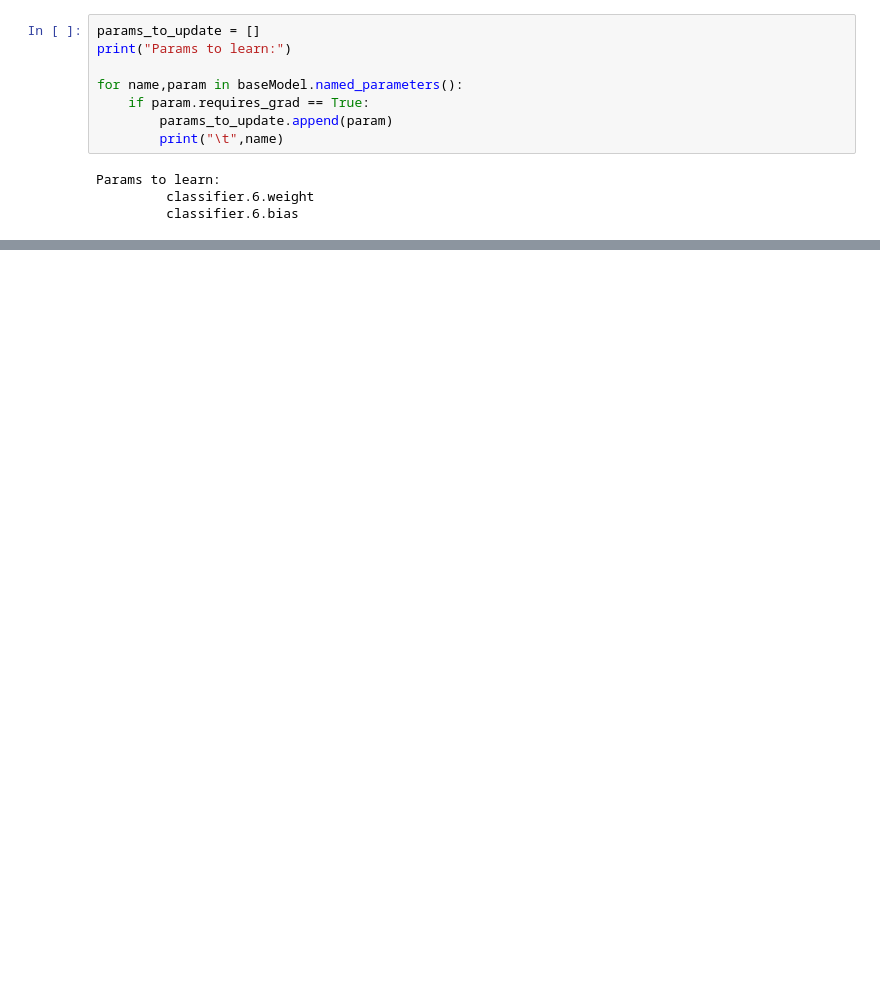
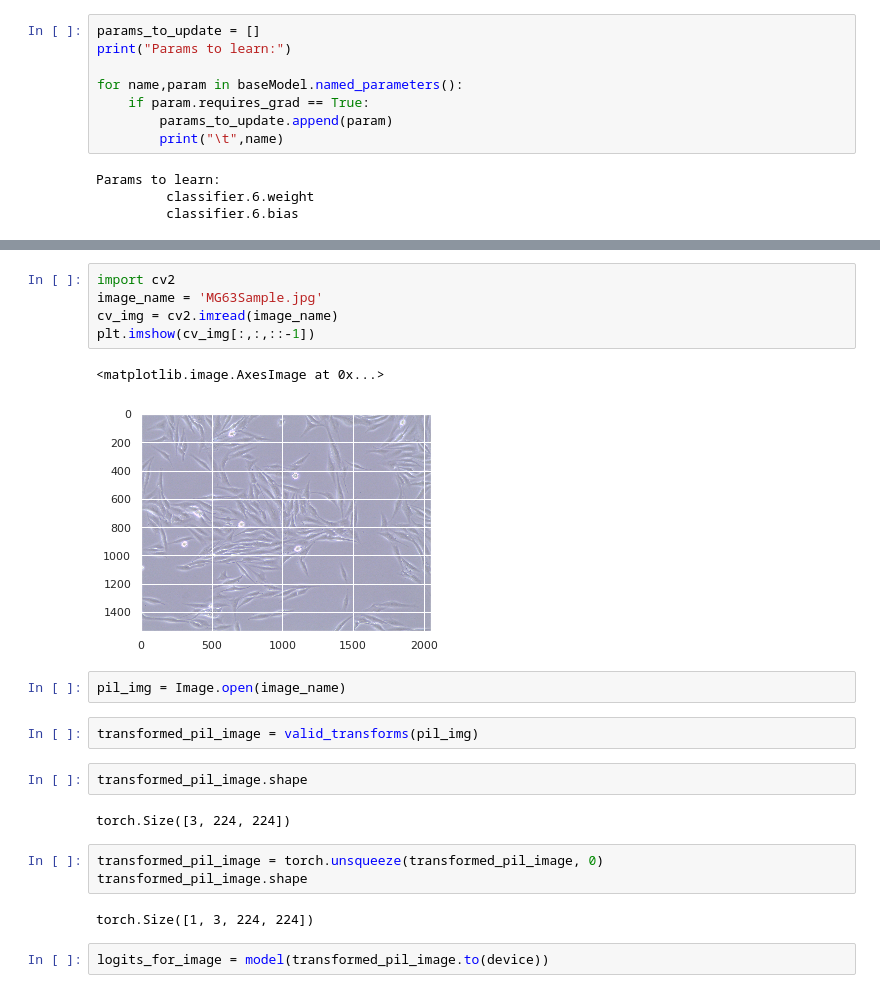
Before and after one commit to nombreinvicto/DeepLearning, a Jupyter notebook: torch_dir/Project2_CellTypeDetection/cellTypeDetection_torch.ipynb, the cells around one changed output, grey strips where cells are left out. Drawn from its saved outputs; the diff is of its cells as text; blank space fills up the shorter version.

```diff
--- a/torch_dir/Project2_CellTypeDetection/cellTypeDetection_torch.ipynb
+++ b/torch_dir/Project2_CellTypeDetection/cellTypeDetection_torch.ipynb
@@ -214,0 +280,23 @@ plt.setp(ax.get_legend().get_texts(), fontsize='18'); # for legend text
+# %%
+import cv2
+image_name = 'MG63Sample.jpg'
+cv_img = cv2.imread(image_name)
+plt.imshow(cv_img[:,:,::-1])
+# %% [output]
+<matplotlib.image.AxesImage at 0x...>
+[figure, added]
+# %%
+pil_img = Image.open(image_name)
+# %%
+transformed_pil_image = valid_transforms(pil_img)
+# %%
+transformed_pil_image.shape
+# %% [output]
+torch.Size([3, 224, 224])
+# %%
+transformed_pil_image = torch.unsqueeze(transformed_pil_image, 0)
+transformed_pil_image.shape
+# %% [output]
+torch.Size([1, 3, 224, 224])
+# %%
+logits_for_image = model(transformed_pil_image.to(device))
```
Also changed, not shown: parts of 18 cells of this notebook, 37 other files.
